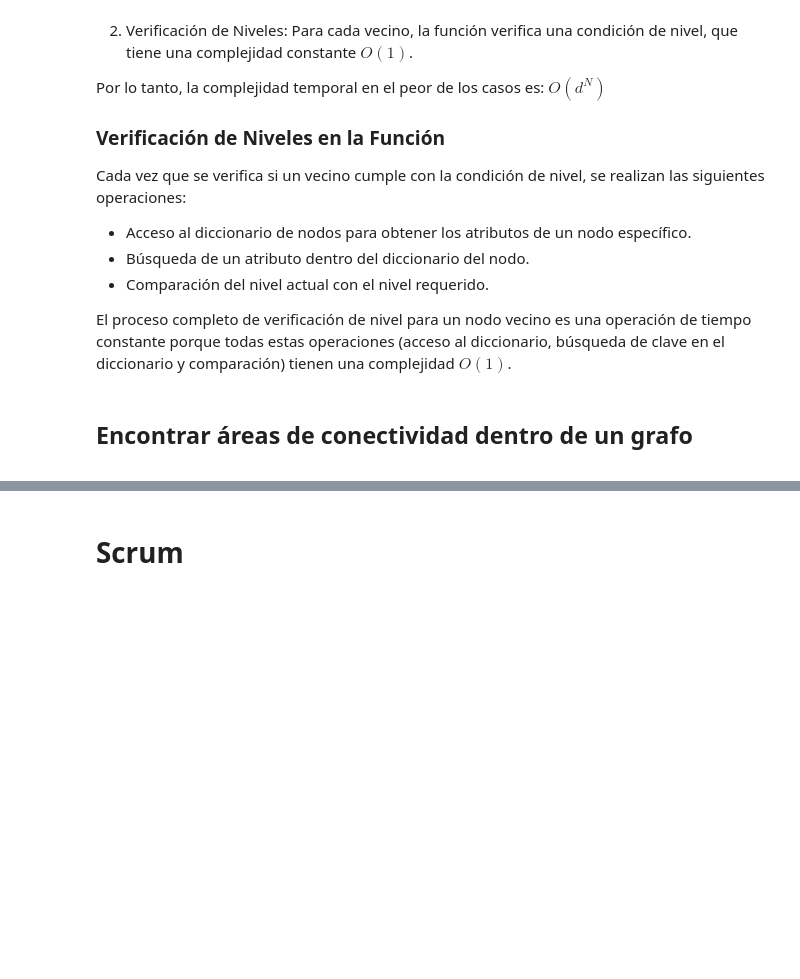
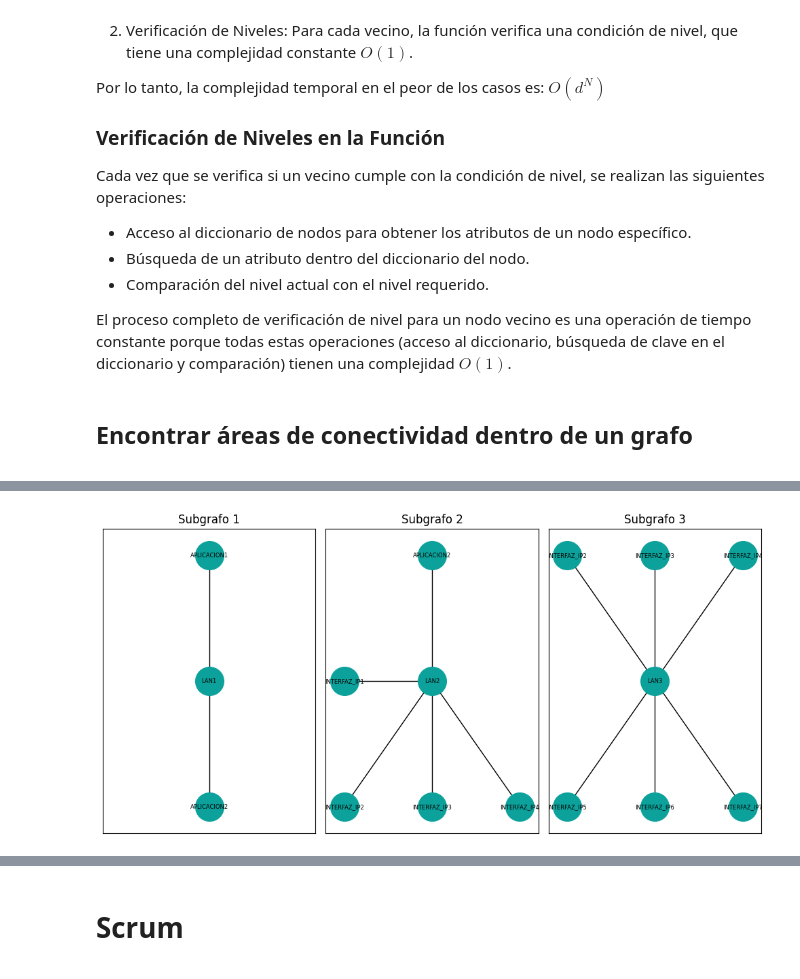
Before and after one commit to Aaronre4/Seguridad-por-Dise-o-en-Infraestructuras-de-Redes-IT, a Jupyter notebook: TFG.ipynb, the cells around one changed output, grey strips where cells are left out. Cells and saved outputs as stored; diff of their text form; code cells hidden in the pictures; blank space fills up the shorter version.

```diff
--- a/TFG.ipynb
+++ b/TFG.ipynb
@@ -508,0 +470,82 @@ plt.show()
+# %%
+G2 = G.copy()
+
+print("Que nivel de caminos quieres buscar")
+nivel = int(input())
+
+fig = plt.figure(figsize=(15, 13))
+
+Conectados_router = [] # Lista de nodos vecinos a los routers
+
+for node, data in G.nodes(data=True): # data=True: Este argumento opcional indica que quieres incluir los datos de los nodos en la vista devuelta.Al establecerlo en True, la vista contendrá tuplas (nodo, datos_del_nodo).
+    #if 'ip_forward' in data and data['ip_forward']:
+    if nivel == 2 and not data['nivel2']:
+        vecinos = list(G2.neighbors(node))
+        vecinos.insert(0,node) # Añadimos el nodo que vamos a quitar el inicio
+        Conectados_router.append(vecinos) # Añado a la lista los nodos conectados al nodo que vamos a quitar
+        #G2.remove_node(node)
+    elif nivel == 3 and not data['nivel3']:
+        vecinos = list(G2.neighbors(node))
+        vecinos.insert(0,node) # Añadimos el nodo que vamos a quitar el inicio
+        Conectados_router.append(vecinos) # Añado a la lista los nodos conectados al nodo que vamos a quitar
+        #G2.remove_node(node)
+    elif nivel == 4 and not data['nivel4']:
+        vecinos = list(G2.neighbors(node))
+        vecinos.insert(0,node) # Añadimos el nodo que vamos a quitar el inicio
+        Conectados_router.append(vecinos) # Añado a la lista los nodos conectados al nodo que vamos a quitar
+        #G2.remove_node(node)
+
+
+# Imprimir el nodo quitado y sus vecinos
+for lista in Conectados_router:
+    G2.remove_node(lista[0])
+    print(f"Vecinos: {lista}")
+#           Resultado
+# Vecinos: ['APLICACION1', 'LAN1']
+# Vecinos: ['APLICACION2', 'LAN1', 'LAN2']
+
+# Encuentra los componentes conectados después de eliminar los nodos
+componentes_conectados = list(nx.connected_components(G2))
+
+# Crea subgrafos para cada componente conectado
+subgrafos = [G2.subgraph(componente) for componente in componentes_conectados]
+
+# draw graph
+# nx.draw_networkx(G2, pos_manual, node_size=1200, node_color = "#0CA29B", font_size = 7)
+
+# Dibuja los subgrafos obtenidos
+plt.figure(figsize=(10, 5))
+for i, subgrafo in enumerate(subgrafos): # enumerate devuelve tanto el índice como el elemento correspondiente en cada iteración.
+    subgrafo_editable = nx.Graph(subgrafo) # Crear un nuevo grafo editable
+    for lista in Conectados_router:
+        for elemento_lista in lista:
+            for node in subgrafo.nodes:
+                #print(f"Subgrafo: {node}")
+                if node == elemento_lista:
+                    subgrafo_editable.add_node(lista[0])
+                    subgrafo_editable.add_edge(lista[0],node)
+    plt.subplot(1, len(subgrafos), i+1)
+    # if i == 1:
+    #     G3 = subgrafo_editable
+    # if i == 2:
+    #     G4 = subgrafo_editable
+    edge_labels_subgrafo = nx.get_edge_attributes(subgrafo_editable, 'direccion_ip')
+    nx.draw_networkx(subgrafo_editable, pos=pos_manual, node_size=900, node_color="#0CA29B", font_size=6, with_labels=True)
+    plt.title(f"Subgrafo {i+1}")
+plt.tight_layout()
+plt.show()
+
+G5 = nx.Graph()
+
+# Obtener la Unión de Subgrafo 2 y 3
+
+# plt.figure(figsize=(5, 7))
+# G5.add_nodes_from(G3.nodes(data=True))
+# G5.add_edges_from(G3.edges(data=True))
+# G5.add_nodes_from(G4.nodes(data=True))
+# G5.add_edges_from(G4.edges(data=True))
+# nx.draw_networkx(G5, pos=pos_manual, node_size=900, node_color="#0CA29B", font_size=6, with_labels=True)
+# plt.title(f"Subgrafo (2 + 3)")
+# plt.tight_layout()
+# plt.show()
+# %% [output]
@@ -509,3 +567,4 @@ plt.show()
+[figure, added]
 # %% [markdown]
 ## all_simple_paths
 <a id="all_simple_paths"></a>
```
Also changed, not shown: parts of 12 cells of this notebook, 1 other file.
